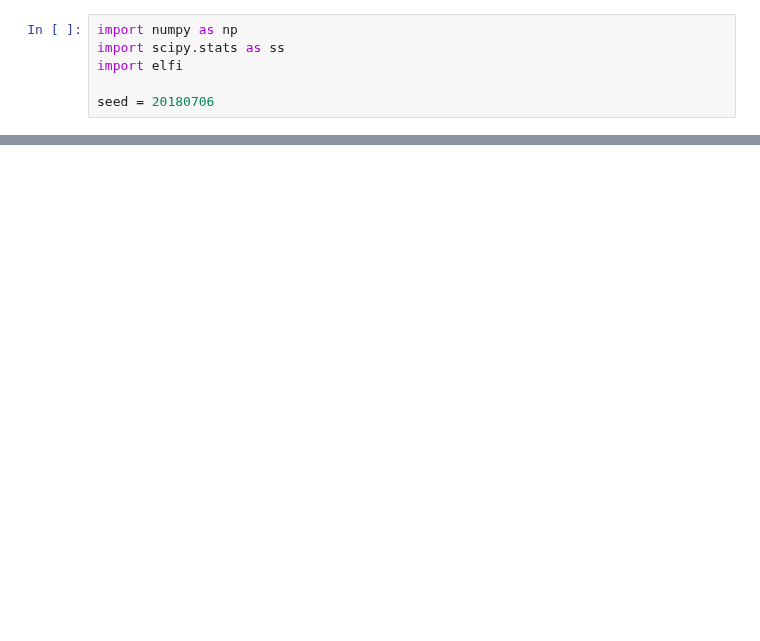
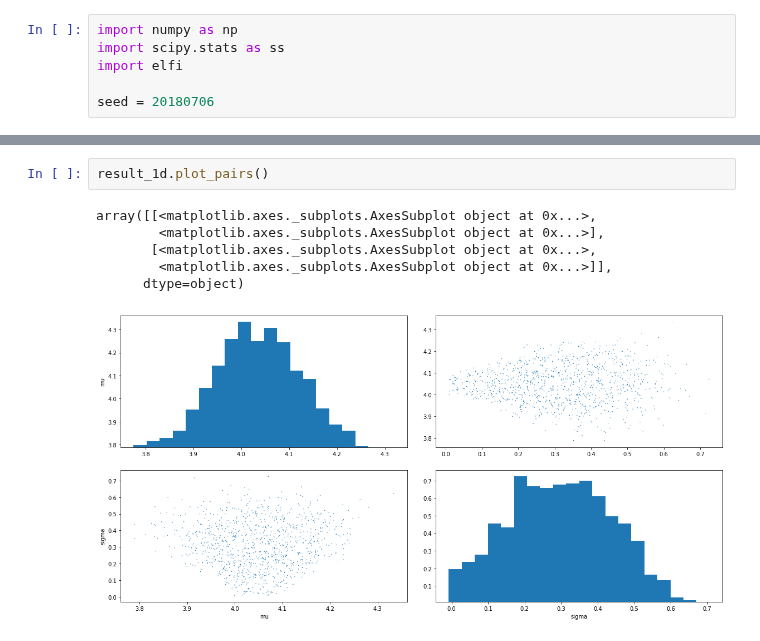
Before and after one commit to elfi-dev/zoo, a Jupyter notebook: vis/vis.ipynb, the cells around one changed output, grey strips where cells are left out. Drawn from its saved outputs; the diff is of its cells as text; blank space fills up the shorter version.

```diff
--- a/vis/vis.ipynb
+++ b/vis/vis.ipynb
@@ -28,0 +64,9 @@ ValueError: Node t1 output must be in a numpy array of length 10 (batch_size).
+# %%
+result_1d.plot_pairs()
+# %% [output]
+array([[<matplotlib.axes._subplots.AxesSubplot object at 0x...>,
+        <matplotlib.axes._subplots.AxesSubplot object at 0x...>],
+       [<matplotlib.axes._subplots.AxesSubplot object at 0x...>,
+        <matplotlib.axes._subplots.AxesSubplot object at 0x...>]],
+      dtype=object)
+[figure, added]
```
Also changed, not shown: parts of 13 cells of this notebook.
